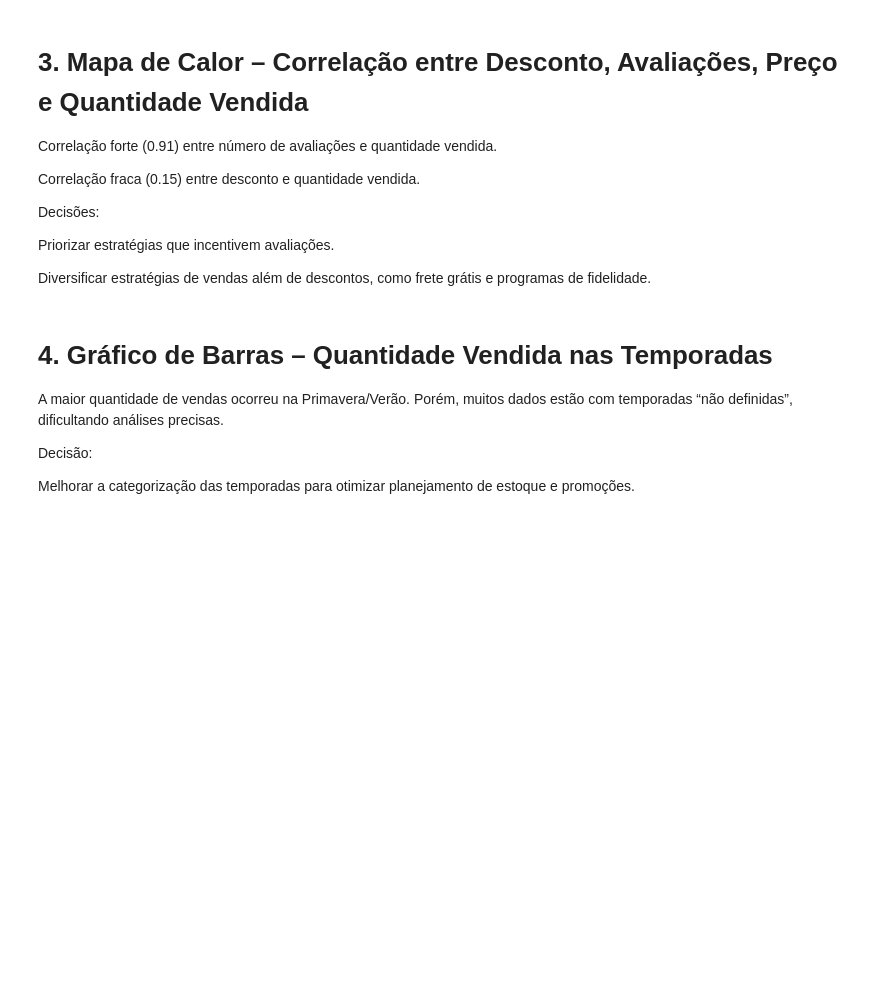
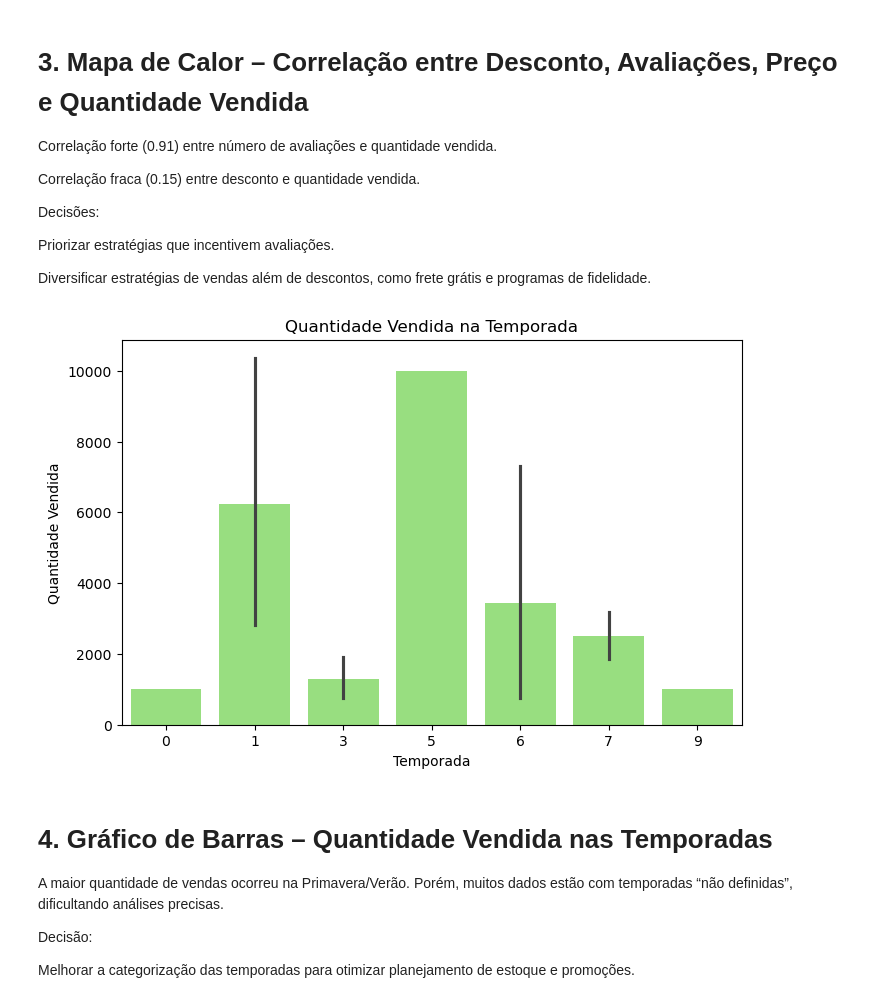
Before and after one commit to nogalinny/GraficoVendas, a Jupyter notebook: Untitled.ipynb, the cells around one changed output. Cells and saved outputs as stored; diff of their text form; code cells hidden in the pictures; blank space fills up the shorter version.

```diff
--- a/Untitled.ipynb
+++ b/Untitled.ipynb
@@ -112,6 +109,15 @@ Decisões:
 Priorizar estratégias que incentivem avaliações.
 
 Diversificar estratégias de vendas além de descontos, como frete grátis e programas de fidelidade.
+# %%
+plt.figure(figsize=(8,5))
+sns.barplot(data=df, x='Temporada_Cod', y='Qtd_Vendidos_Cod', color='#90ee70')
+plt.title('Quantidade Vendida na Temporada')
+plt.xlabel('Temporada')
+plt.ylabel('Quantidade Vendida')
+plt.show()
+# %% [output]
+[figure, added]
 # %% [markdown]
 # 4. Gráfico de Barras – Quantidade Vendida nas Temporadas
 A maior quantidade de vendas ocorreu na Primavera/Verão. Porém, muitos dados estão com temporadas “não definidas”, dificultando análises precisas.
```
Also changed, not shown: parts of 7 cells of this notebook.
